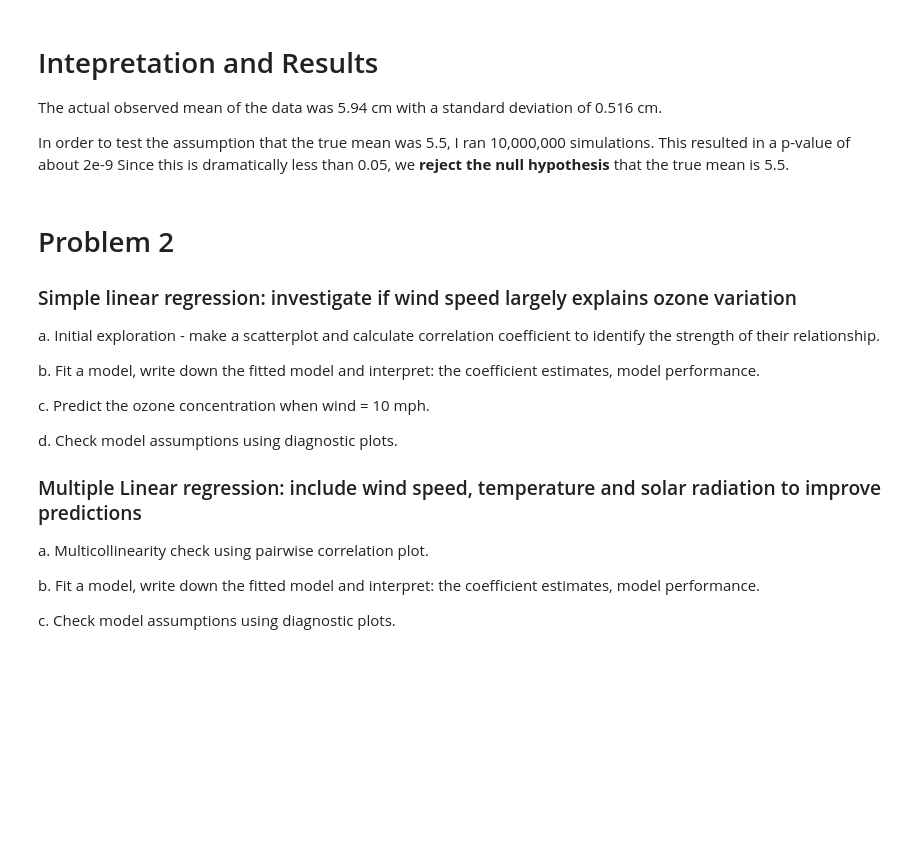
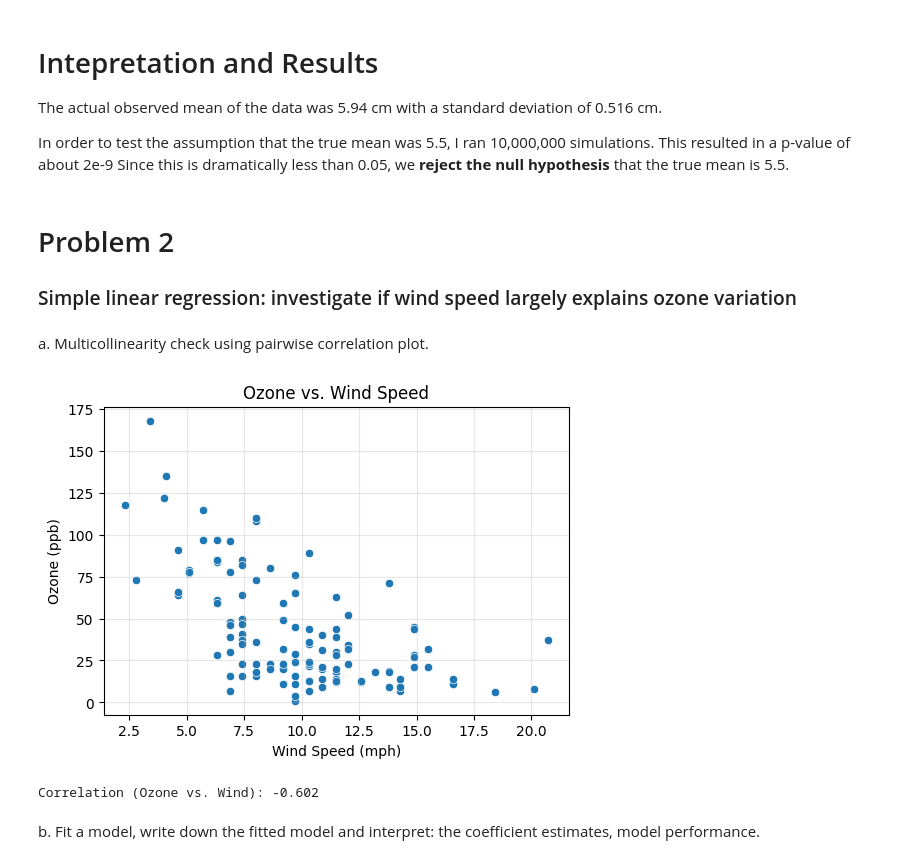
Before and after one commit to LoganBolton/Spring2025Classes, a Jupyter notebook: stats/LR_case/analysis.ipynb, the cells around one changed output. Cells and saved outputs as stored; diff of their text form; code cells hidden in the pictures; blank space fills up the shorter version.

```diff
--- a/stats/LR_case/analysis.ipynb
+++ b/stats/LR_case/analysis.ipynb
@@ -59,18 +61,23 @@ In order to test the assumption that the true mean was 5.5, I ran 10,000,000 sim
 # Problem 2
 
 ### Simple linear regression: investigate if wind speed largely explains ozone variation
-a. Initial exploration - make a scatterplot and calculate correlation coefficient to identify the strength of their relationship.
-
-b. Fit a model, write down the fitted model and interpret: the coefficient estimates, model performance.
-
-c. Predict the ozone concentration when wind = 10 mph.
-
-d. Check model assumptions using diagnostic plots.
-### Multiple Linear regression: include wind speed, temperature and solar radiation to improve predictions
-a. Multicollinearity check using pairwise correlation plot.
-
-b. Fit a model, write down the fitted model and interpret: the coefficient estimates, model performance.
-
-c. Check model assumptions using diagnostic plots.
+# %% [markdown]
+a. Multicollinearity check using pairwise correlation plot.
 # %%
 df = pd.read_csv('airquality.csv')
+df.columns
+plt.figure(figsize=(6, 4))
+sns.scatterplot(x='Wind', y='Ozone', data=df)
+plt.title('Ozone vs. Wind Speed')
+plt.xlabel('Wind Speed (mph)')
+plt.ylabel('Ozone (ppb)')
+plt.grid(True, alpha=0.3)
+plt.show()
+
+correlation_slr = df['Wind'].corr(df['Ozone'])
+print(f"Correlation (Ozone vs. Wind): {correlation_slr:.3f}")
+# %% [output]
+[figure, added]
+Correlation (Ozone vs. Wind): -0.602
+# %% [markdown]
+b. Fit a model, write down the fitted model and interpret: the coefficient estimates, model performance.
```
Also changed, not shown: parts of 7 cells of this notebook.
